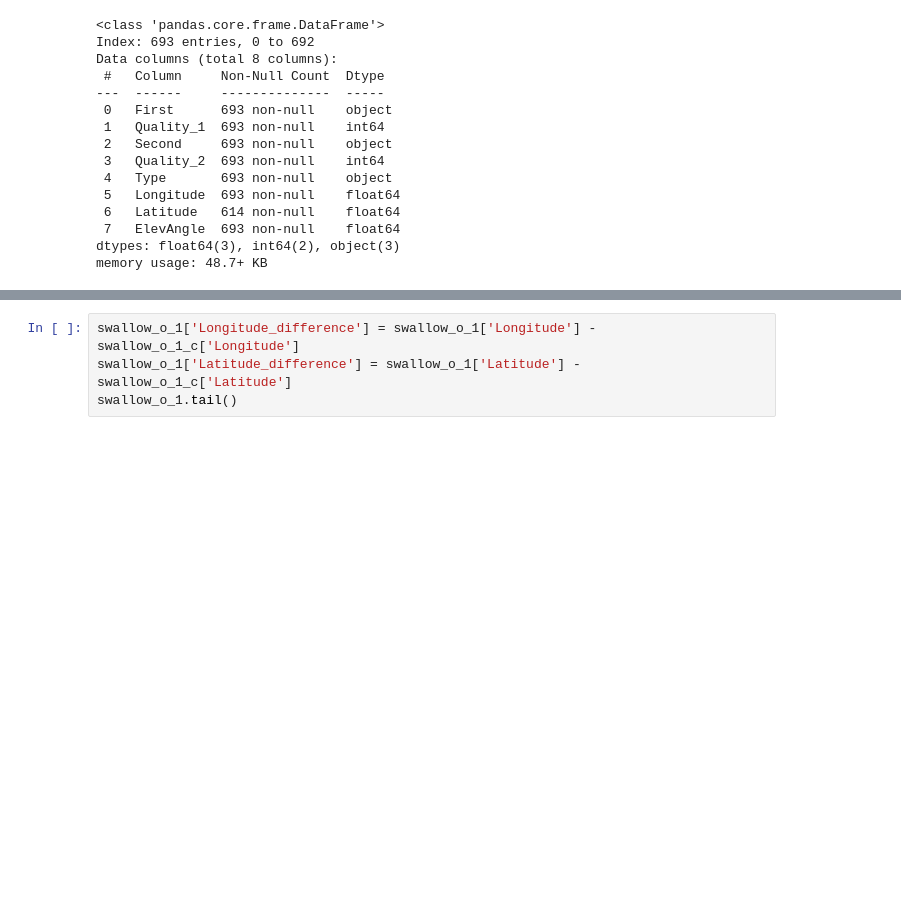
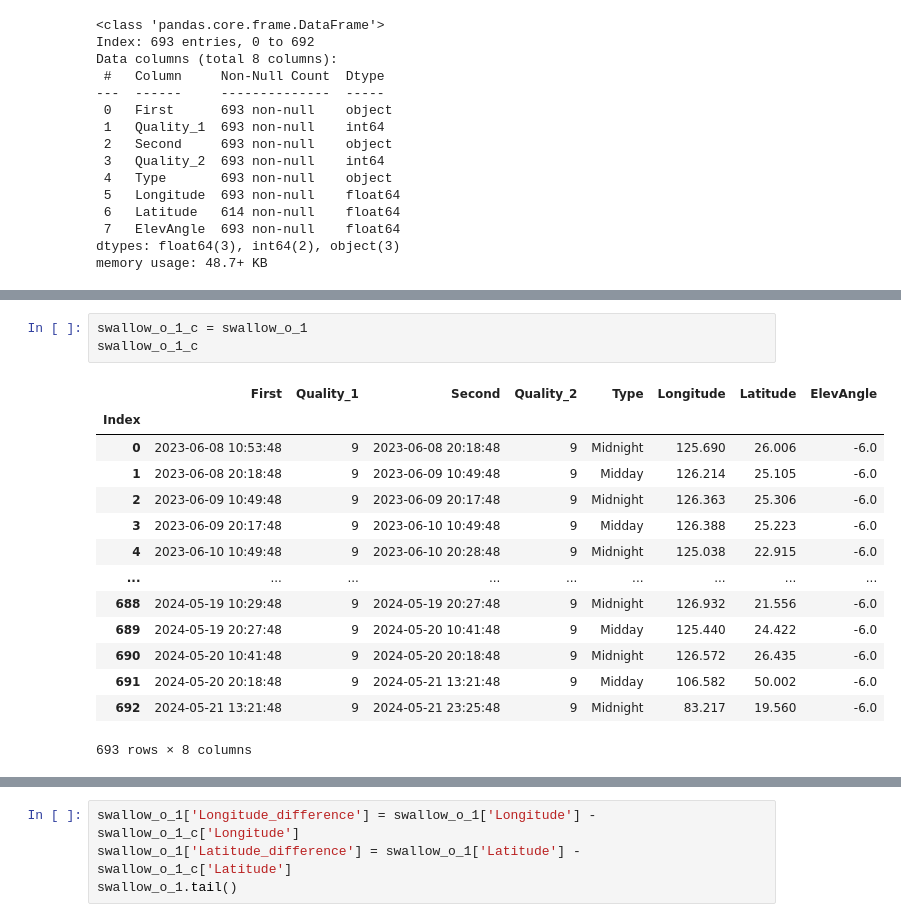
Before and after one commit to brotherjoo/Swallow-Data-Analysis, a Jupyter notebook: model.ipynb, the cells around one changed output, grey strips where cells are left out. Drawn from its saved outputs; the diff is of its cells as text; blank space fills up the shorter version.

```diff
--- a/model.ipynb
+++ b/model.ipynb
@@ -41,0 +61,18 @@ memory usage: 48.7+ KB
+# %%
+swallow_o_1_c = swallow_o_1
+swallow_o_1_c
+# %% [output]
+|  | First | Quality_1 | Second | Quality_2 | Type | Longitude | Latitude | ElevAngle |
+| Index |  |  |  |  |  |  |  |  |
+| 0 | 2023-06-08 10:53:48 | 9 | 2023-06-08 20:18:48 | 9 | Midnight | 125.690 | 26.006 | -6.0 |
+| 1 | 2023-06-08 20:18:48 | 9 | 2023-06-09 10:49:48 | 9 | Midday | 126.214 | 25.105 | -6.0 |
+| 2 | 2023-06-09 10:49:48 | 9 | 2023-06-09 20:17:48 | 9 | Midnight | 126.363 | 25.306 | -6.0 |
+| 3 | 2023-06-09 20:17:48 | 9 | 2023-06-10 10:49:48 | 9 | Midday | 126.388 | 25.223 | -6.0 |
+| 4 | 2023-06-10 10:49:48 | 9 | 2023-06-10 20:28:48 | 9 | Midnight | 125.038 | 22.915 | -6.0 |
+| ... | ... | ... | ... | ... | ... | ... | ... | ... |
+| 688 | 2024-05-19 10:29:48 | 9 | 2024-05-19 20:27:48 | 9 | Midnight | 126.932 | 21.556 | -6.0 |
+| 689 | 2024-05-19 20:27:48 | 9 | 2024-05-20 10:41:48 | 9 | Midday | 125.440 | 24.422 | -6.0 |
+| 690 | 2024-05-20 10:41:48 | 9 | 2024-05-20 20:18:48 | 9 | Midnight | 126.572 | 26.435 | -6.0 |
+| 691 | 2024-05-20 20:18:48 | 9 | 2024-05-21 13:21:48 | 9 | Midday | 106.582 | 50.002 | -6.0 |
+| 692 | 2024-05-21 13:21:48 | 9 | 2024-05-21 23:25:48 | 9 | Midnight | 83.217 | 19.560 | -6.0 |
+693 rows × 8 columns
```
Also changed, not shown: parts of 61 cells of this notebook, 4 other files.
